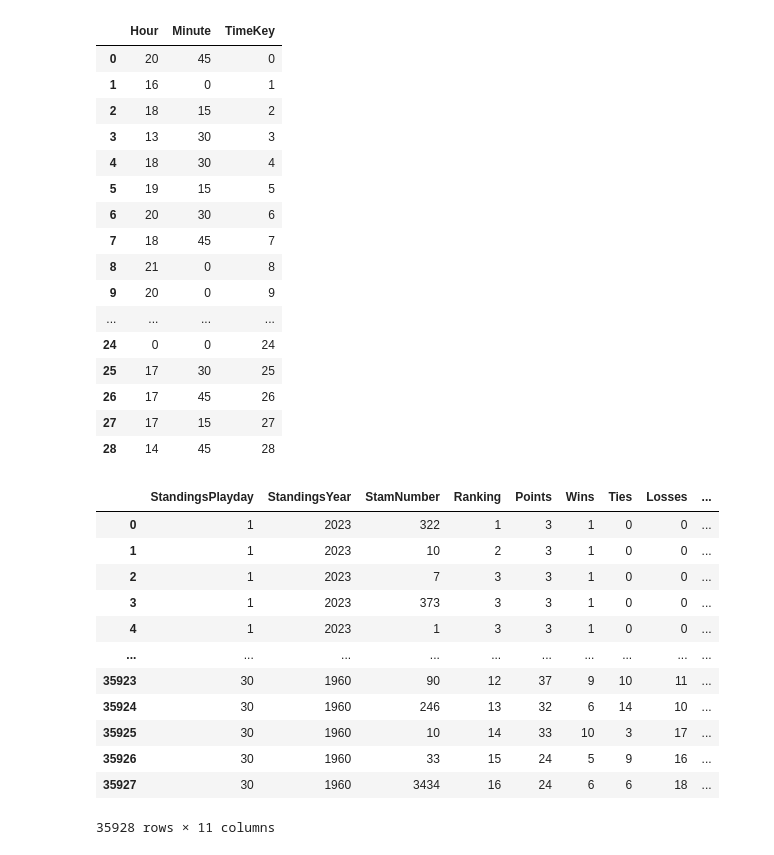
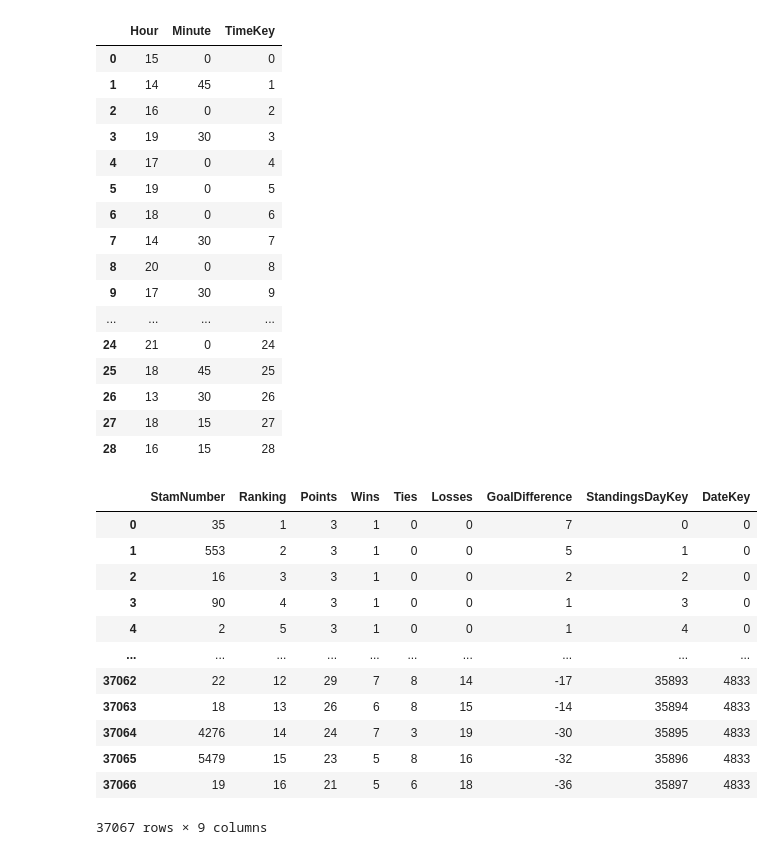
Before and after one commit to RobbeVDK/DEP1-2023-2024-groep04, a Jupyter notebook: bulk_insert_data.ipynb, the cells around one changed output. Drawn from its saved outputs; the diff is of its cells as text; code cells hidden in the pictures.

```diff
--- a/bulk_insert_data.ipynb
+++ b/bulk_insert_data.ipynb
@@ -1,15 +1,15 @@
 # %%
 import pandas as pd;
 # %%
-doelpunten_df = pd.read_csv('./csv/doelpunten.csv',sep=';',names=['seizoen', 'dag', 'datum', 'tijd', 'id_match', 'thuisploeg_stamnummer',
-       'thuisploeg', 'uitploeg', 'uitploeg_stamnummer', 'goal_time',
-       'real_time_goal', 'goal_team_naam', 'goal_team_stamnummer',
+doelpunten_df = pd.read_csv('./csv/lectoren_bestanden/doelpunten.csv',sep=';',names=['seizoen', 'dag', 'datum', 'tijd', 'id_match', 'thuisploeg_stamnummer',
+       'thuisploeg', 'uitploeg_stamnummer', 'uitploeg', 'goal_time',
+       'real_time_goal', 'goal_team_stamnummer', 'goal_team_naam',
        'stand_thuis', 'stand_uit'])
-klassement_df = pd.read_csv('./csv/klassement.csv',sep=';',names=['seizoen', 'speeldag', 'stand', 'id_ploeg', 'naam_ploeg',
+klassement_df = pd.read_csv('./csv/lectoren_bestanden/klassement.csv',sep=';',names=['seizoen', 'speeldag', 'stand', 'id_ploeg', 'naam_ploeg',
        'aantal_wedstrijden', 'aantal_gewonnen', 'aantal_gelijk',
        'aantal_verloren', 'doelpunten_voor', 'doelpunten_tegen', 'verschil',
        'punten_2p_links', 'punten_2p_rechts', 'punten_3p'])
-wedstrijden_df = pd.read_csv('./csv/wedstrijden.csv',sep=';',names=['seizoen', 'speeldag', 'datum', 'tijd', 'id_match',
+wedstrijden_df = pd.read_csv('./csv/lectoren_bestanden/wedstrijden.csv',sep=';',names=['seizoen', 'speeldag', 'datum', 'tijd', 'id_match',
        'thuisploeg_stamnummer', 'thuisploeg', 'uitploeg_stamnummer',
        'uitploeg', 'doelpunten_thuisploeg', 'doelpunten_uitploeg'])
 # %%
@@ -63,11 +64,8 @@ import pandas as pd
 
 dim_date_df = pd.DataFrame()
 dim_date_df['FullDate'] = pd.to_datetime(wedstrijden_df['datum'], format='%Y/%m/%d')
-dim_date_df['Year'] = pd.to_datetime(wedstrijden_df['datum'], format='%Y/%m/%d').dt.year
-dim_date_df['Quarter'] = pd.to_datetime(wedstrijden_df['datum'], format='%Y/%m/%d').dt.quarter
-dim_date_df['Month'] = pd.to_datetime(wedstrijden_df['datum'], format='%Y/%m/%d').dt.month
-dim_date_df['Day'] = pd.to_datetime(wedstrijden_df['datum'], format='%Y/%m/%d').dt.day
-
+dim_date_df['Season'] = wedstrijden_df['seizoen']
+dim_date_df['PlayDay'] = wedstrijden_df['speeldag']
 dim_date_df = dim_date_df.drop_duplicates()
 dim_date_df = dim_date_df.reset_index(drop=True)
 dim_date_df['DateKey'] = dim_date_df.index
@@ -97,48 +95,48 @@ dim_time_df['TimeKey'] = dim_time_df.index
 dim_time_df
 # %% [output]
 |  | Hour | Minute | TimeKey |
-| 0 | 20 | 45 | 0 |
-| 1 | 16 | 0 | 1 |
-| 2 | 18 | 15 | 2 |
-| 3 | 13 | 30 | 3 |
-| 4 | 18 | 30 | 4 |
-| 5 | 19 | 15 | 5 |
-| 6 | 20 | 30 | 6 |
-| 7 | 18 | 45 | 7 |
-| 8 | 21 | 0 | 8 |
-| 9 | 20 | 0 | 9 |
+| 0 | 15 | 0 | 0 |
+| 1 | 14 | 45 | 1 |
+| 2 | 16 | 0 | 2 |
+| 3 | 19 | 30 | 3 |
+| 4 | 17 | 0 | 4 |
+| 5 | 19 | 0 | 5 |
+| 6 | 18 | 0 | 6 |
+| 7 | 14 | 30 | 7 |
+| 8 | 20 | 0 | 8 |
+| 9 | 17 | 30 | 9 |
 | ... | ... | ... | ... |
-| 24 | 0 | 0 | 24 |
-| 25 | 17 | 30 | 25 |
-| 26 | 17 | 45 | 26 |
-| 27 | 17 | 15 | 27 |
-| 28 | 14 | 45 | 28 |
+| 24 | 21 | 0 | 24 |
+| 25 | 18 | 45 | 25 |
+| 26 | 13 | 30 | 26 |
+| 27 | 18 | 15 | 27 |
+| 28 | 16 | 15 | 28 |
 # %%
 import pandas as pd
 
 dim_standings_df = klassement_df[['speeldag', 'seizoen', 'id_ploeg', 'stand', 'punten_3p', 'aantal_gewonnen', 'aantal_gelijk', 'aantal_verloren', 'verschil']]
 
 temp_df = wedstrijden_df.merge(klassement_df,on=['seizoen','speeldag'])
 temp_df['datum'] = pd.to_datetime(temp_df['datum'])
 temp_df = temp_df.groupby(['seizoen','speeldag'])['datum'].max()
 dim_standings_df = dim_standings_df.rename(columns={'speeldag':'StandingsPlayday','seizoen':'StandingsYear','stand':'Ranking','punten_3p':'Points','aantal_gewonnen':'Wins','aantal_gelijk':'Ties','aantal_verloren':'Losses','verschil':'GoalDifference','id_ploeg':'StamNumber'})
 dim_standings_df['StandingsDayKey'] = dim_standings_df.index
 dim_standings_df = pd.merge(dim_standings_df, temp_df, left_on=['StandingsYear', 'StandingsPlayday'], right_on=['seizoen', 'speeldag'])
 dim_standings_df = pd.merge(dim_standings_df,dim_date_df[['DateKey','FullDate']],left_on='datum',right_on='FullDate',)
-dim_standings_df = dim_standings_df.drop(columns=['datum','FullDate'])
+dim_standings_df = dim_standings_df.drop(columns=['datum','FullDate','StandingsPlayday','StandingsYear'])
 dim_standings_df
 # %% [output]
-|  | StandingsPlayday | StandingsYear | StamNumber | Ranking | Points | Wins | Ties | Losses | ... |
-| 0 | 1 | 2023 | 322 | 1 | 3 | 1 | 0 | 0 | ... |
-| 1 | 1 | 2023 | 10 | 2 | 3 | 1 | 0 | 0 | ... |
-| 2 | 1 | 2023 | 7 | 3 | 3 | 1 | 0 | 0 | ... |
-| 3 | 1 | 2023 | 373 | 3 | 3 | 1 | 0 | 0 | ... |
-| 4 | 1 | 2023 | 1 | 3 | 3 | 1 | 0 | 0 | ... |
+|  | StamNumber | Ranking | Points | Wins | Ties | Losses | GoalDifference | StandingsDayKey | DateKey |
+| 0 | 35 | 1 | 3 | 1 | 0 | 0 | 7 | 0 | 0 |
+| 1 | 553 | 2 | 3 | 1 | 0 | 0 | 5 | 1 | 0 |
+| 2 | 16 | 3 | 3 | 1 | 0 | 0 | 2 | 2 | 0 |
+| 3 | 90 | 4 | 3 | 1 | 0 | 0 | 1 | 3 | 0 |
+| 4 | 2 | 5 | 3 | 1 | 0 | 0 | 1 | 4 | 0 |
 | ... | ... | ... | ... | ... | ... | ... | ... | ... | ... |
-| 35923 | 30 | 1960 | 90 | 12 | 37 | 9 | 10 | 11 | ... |
-| 35924 | 30 | 1960 | 246 | 13 | 32 | 6 | 14 | 10 | ... |
-| 35925 | 30 | 1960 | 10 | 14 | 33 | 10 | 3 | 17 | ... |
-| 35926 | 30 | 1960 | 33 | 15 | 24 | 5 | 9 | 16 | ... |
-| 35927 | 30 | 1960 | 3434 | 16 | 24 | 6 | 6 | 18 | ... |
+| 37062 | 22 | 12 | 29 | 7 | 8 | 14 | -17 | 35893 | 4833 |
+| 37063 | 18 | 13 | 26 | 6 | 8 | 15 | -14 | 35894 | 4833 |
+| 37064 | 4276 | 14 | 24 | 7 | 3 | 19 | -30 | 35895 | 4833 |
+| 37065 | 5479 | 15 | 23 | 5 | 8 | 16 | -32 | 35896 | 4833 |
+| 37066 | 19 | 16 | 21 | 5 | 6 | 18 | -36 | 35897 | 4833 |
-35928 rows × 11 columns
+37067 rows × 9 columns
 # %%
```
Also changed, not shown: parts of 7 cells of this notebook, 6 other files.
